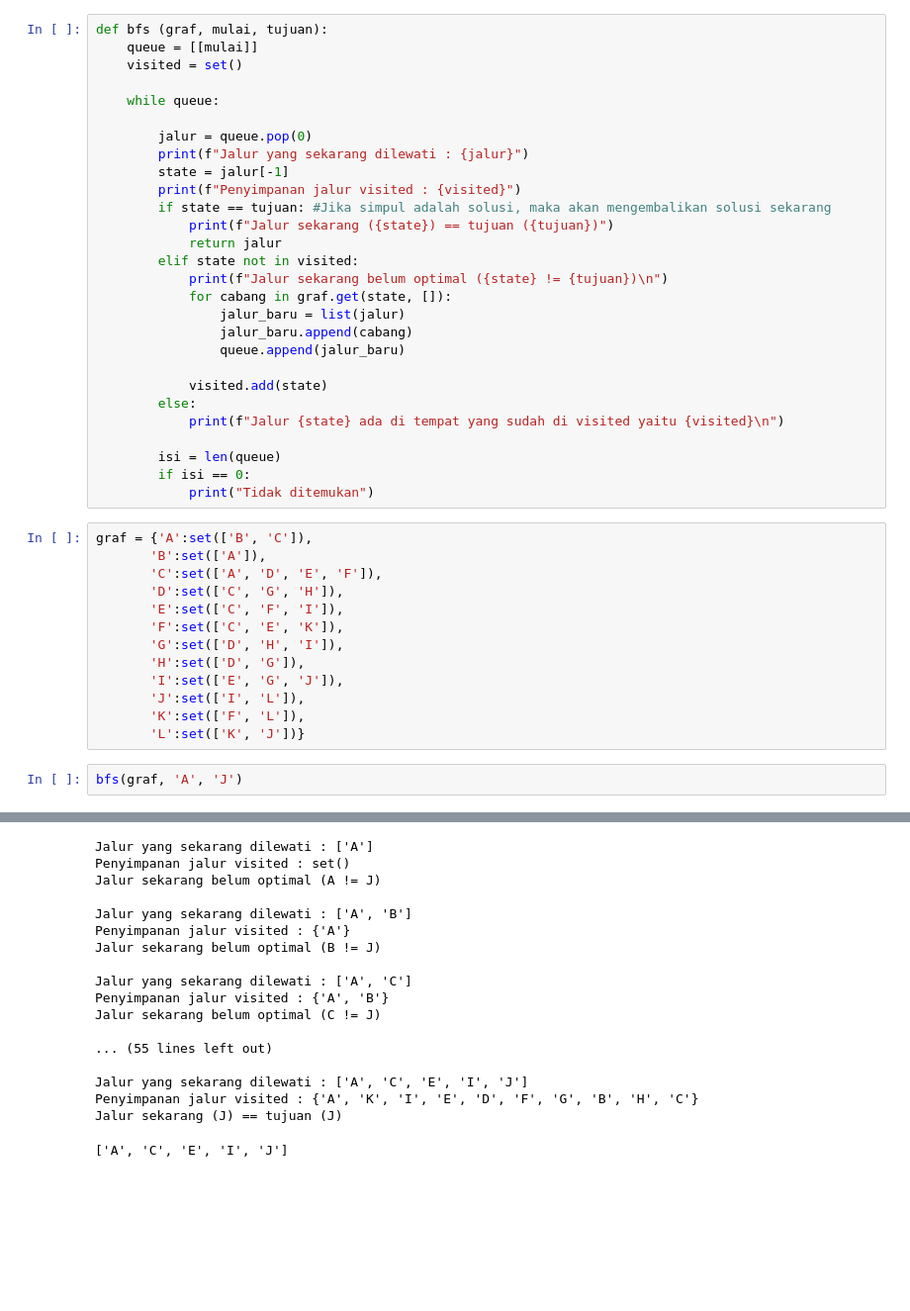
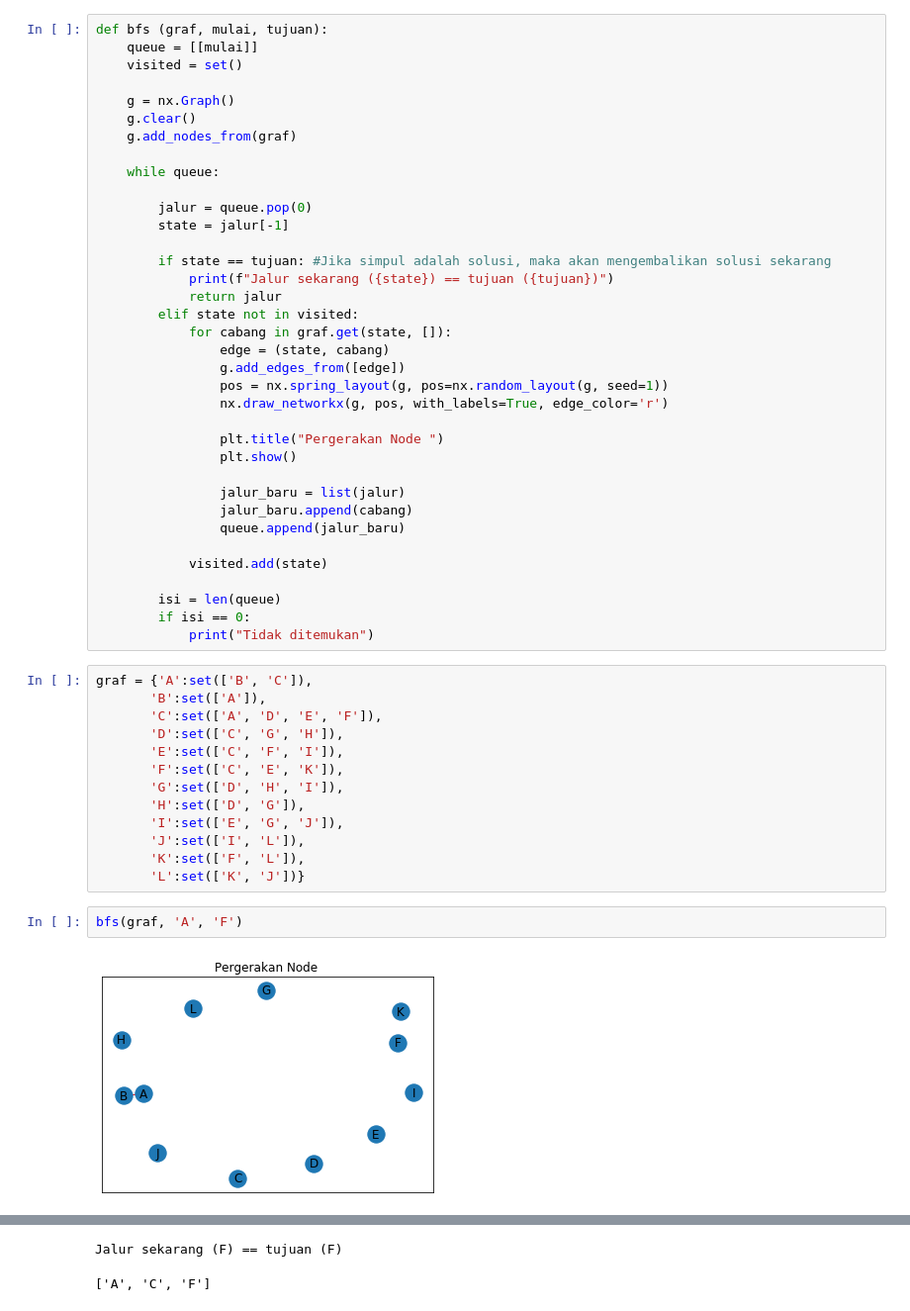
Before and after one commit to joanitolopo/search-ai-algorithm, a Jupyter notebook: breadth-first-search-algorithm.ipynb, the cells around one changed output, grey strips where cells are left out. Shown at 99% size. Cells and saved outputs as stored; diff of their text form; blank space fills up the shorter version.

Commit message:
visualisasi bfs

```diff
--- a/breadth-first-search-algorithm.ipynb
+++ b/breadth-first-search-algorithm.ipynb
@@ -23,25 +27,33 @@ def bfs (graf, mulai, tujuan):
     queue = [[mulai]]
     visited = set()
 
+    g = nx.Graph()
+    g.clear()
+    g.add_nodes_from(graf)
+
     while queue:
 
         jalur = queue.pop(0)
-        print(f"Jalur yang sekarang dilewati : {jalur}")
         state = jalur[-1]
-        print(f"Penyimpanan jalur visited : {visited}")
+
         if state == tujuan: #Jika simpul adalah solusi, maka akan mengembalikan solusi sekarang
             print(f"Jalur sekarang ({state}) == tujuan ({tujuan})")
             return jalur
         elif state not in visited:
-            print(f"Jalur sekarang belum optimal ({state} != {tujuan})\n")
             for cabang in graf.get(state, []):
+                edge = (state, cabang)
+                g.add_edges_from([edge])
+                pos = nx.spring_layout(g, pos=nx.random_layout(g, seed=1))
+                nx.draw_networkx(g, pos, with_labels=True, edge_color='r')
+
+                plt.title("Pergerakan Node ")
+                plt.show()
+
                 jalur_baru = list(jalur)
                 jalur_baru.append(cabang)
                 queue.append(jalur_baru)
 
             visited.add(state)
-        else:
-            print(f"Jalur {state} ada di tempat yang sudah di visited yaitu {visited}\n")
 
         isi = len(queue)
         if isi == 0:
@@ -60,5 +72,6 @@ graf = {'A':set(['B', 'C']),
        'K':set(['F', 'L']),
        'L':set(['K', 'J'])}
 # %%
-bfs(graf, 'A', 'J')
+bfs(graf, 'A', 'F')
 # %% [output]
+[figure, added]
@@ -65,18 +87,2 @@ bfs(graf, 'A', 'J')
-Jalur yang sekarang dilewati : ['A']
-Penyimpanan jalur visited : set()
-Jalur sekarang belum optimal (A != J)
-
-Jalur yang sekarang dilewati : ['A', 'B']
-Penyimpanan jalur visited : {'A'}
-Jalur sekarang belum optimal (B != J)
-
-Jalur yang sekarang dilewati : ['A', 'C']
-Penyimpanan jalur visited : {'A', 'B'}
-Jalur sekarang belum optimal (C != J)
-
-... (55 lines left out)
-
-Jalur yang sekarang dilewati : ['A', 'C', 'E', 'I', 'J']
-Penyimpanan jalur visited : {'A', 'K', 'I', 'E', 'D', 'F', 'G', 'B', 'H', 'C'}
-Jalur sekarang (J) == tujuan (J)
+Jalur sekarang (F) == tujuan (F)
-['A', 'C', 'E', 'I', 'J']
+['A', 'C', 'F']
```
Also changed, not shown: parts of 10 cells of this notebook.
